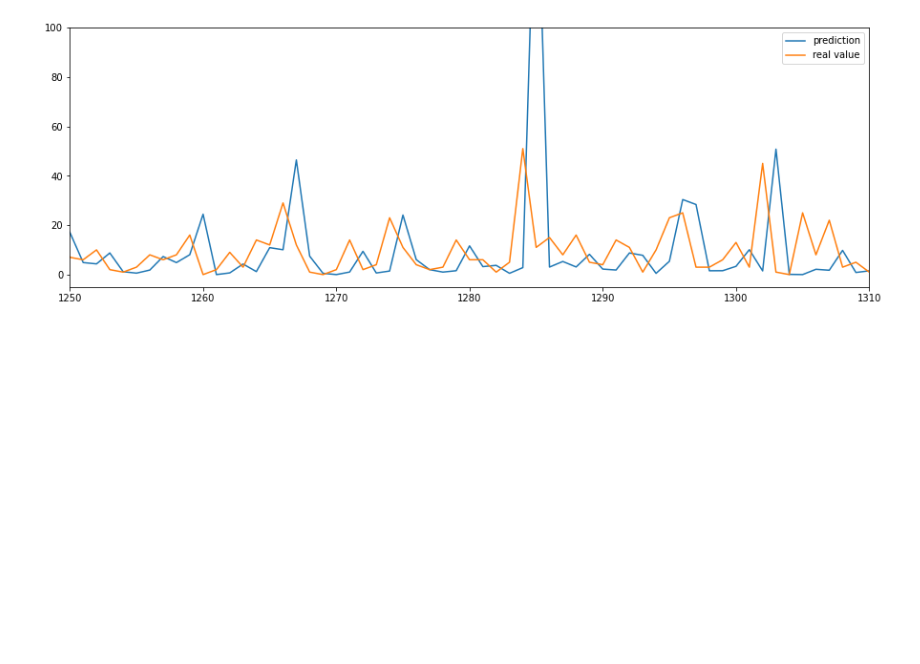
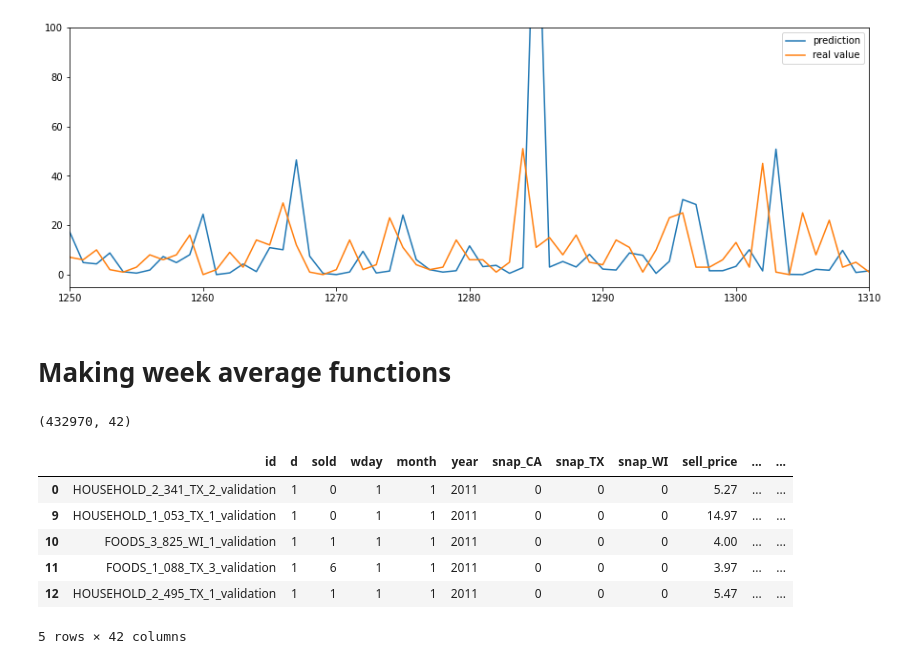
Before and after one commit to kanitjompuk40/GroupWork, a Jupyter notebook: AML/DataAnalysis.ipynb, the cells around one changed output. Cells and saved outputs as stored; diff of their text form; code cells hidden in the pictures; blank space fills up the shorter version.

```diff
--- a/AML/DataAnalysis.ipynb
+++ b/AML/DataAnalysis.ipynb
@@ -178,3 +178,5 @@ plt.legend()
 # %% [output]
 <matplotlib.legend.Legend at 0x...>
 [figure]
+# %% [markdown]
+# Making week average functions
@@ -180,0 +193,14 @@ plt.legend()
+# %%
+df.shape
+# %% [output]
+(432970, 42)
+# %%
+df.head()
+# %% [output]
+|  | id | d | sold | wday | month | year | snap_CA | snap_TX | snap_WI | sell_price | ... | ... |
+| 0 | HOUSEHOLD_2_341_TX_2_validation | 1 | 0 | 1 | 1 | 2011 | 0 | 0 | 0 | 5.27 | ... | ... |
+| 9 | HOUSEHOLD_1_053_TX_1_validation | 1 | 0 | 1 | 1 | 2011 | 0 | 0 | 0 | 14.97 | ... | ... |
+| 10 | FOODS_3_825_WI_1_validation | 1 | 1 | 1 | 1 | 2011 | 0 | 0 | 0 | 4.00 | ... | ... |
+| 11 | FOODS_1_088_TX_3_validation | 1 | 6 | 1 | 1 | 2011 | 0 | 0 | 0 | 3.97 | ... | ... |
+| 12 | HOUSEHOLD_2_495_TX_1_validation | 1 | 1 | 1 | 1 | 2011 | 0 | 0 | 0 | 5.47 | ... | ... |
+5 rows × 42 columns
```
Also changed, not shown: parts of 11 cells of this notebook.
